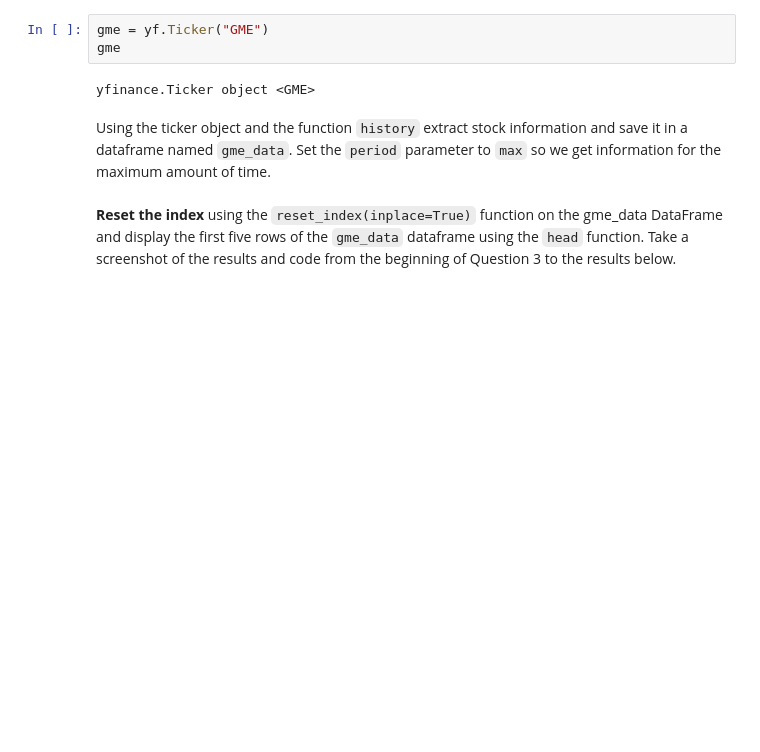
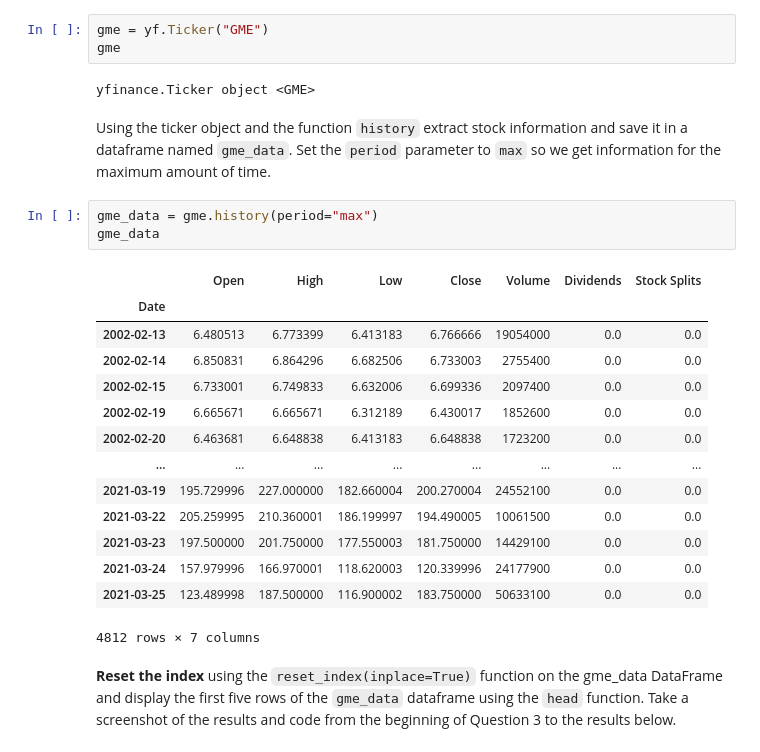
Before and after one commit to victoravalbuena/PYTHON_Courses, a Jupyter notebook: Final Assignment_Python Project.ipynb, the cells around one changed output. Cells and saved outputs as stored; diff of their text form; blank space fills up the shorter version.

```diff
--- a/Final Assignment_Python Project.ipynb
+++ b/Final Assignment_Python Project.ipynb
@@ -247,5 +246,23 @@ gme
 yfinance.Ticker object <GME>
 # %% [markdown]
 Using the ticker object and the function `history` extract stock information and save it in a dataframe named `gme_data`. Set the `period` parameter to `max` so we get information for the maximum amount of time.
+# %%
+gme_data = gme.history(period="max")
+gme_data
+# %% [output]
+|  | Open | High | Low | Close | Volume | Dividends | Stock Splits |
+| Date |  |  |  |  |  |  |  |
+| 2002-02-13 | 6.480513 | 6.773399 | 6.413183 | 6.766666 | 19054000 | 0.0 | 0.0 |
+| 2002-02-14 | 6.850831 | 6.864296 | 6.682506 | 6.733003 | 2755400 | 0.0 | 0.0 |
+| 2002-02-15 | 6.733001 | 6.749833 | 6.632006 | 6.699336 | 2097400 | 0.0 | 0.0 |
+| 2002-02-19 | 6.665671 | 6.665671 | 6.312189 | 6.430017 | 1852600 | 0.0 | 0.0 |
+| 2002-02-20 | 6.463681 | 6.648838 | 6.413183 | 6.648838 | 1723200 | 0.0 | 0.0 |
+| ... | ... | ... | ... | ... | ... | ... | ... |
+| 2021-03-19 | 195.729996 | 227.000000 | 182.660004 | 200.270004 | 24552100 | 0.0 | 0.0 |
+| 2021-03-22 | 205.259995 | 210.360001 | 186.199997 | 194.490005 | 10061500 | 0.0 | 0.0 |
+| 2021-03-23 | 197.500000 | 201.750000 | 177.550003 | 181.750000 | 14429100 | 0.0 | 0.0 |
+| 2021-03-24 | 157.979996 | 166.970001 | 118.620003 | 120.339996 | 24177900 | 0.0 | 0.0 |
+| 2021-03-25 | 123.489998 | 187.500000 | 116.900002 | 183.750000 | 50633100 | 0.0 | 0.0 |
+4812 rows × 7 columns
 # %% [markdown]
 **Reset the index** using the `reset_index(inplace=True)` function on the gme_data DataFrame and display the first five rows of the `gme_data` dataframe using the `head` function. Take a screenshot of the results and code from the beginning of Question 3 to the results below.
```
Also changed, not shown: parts of 10 cells of this notebook.
